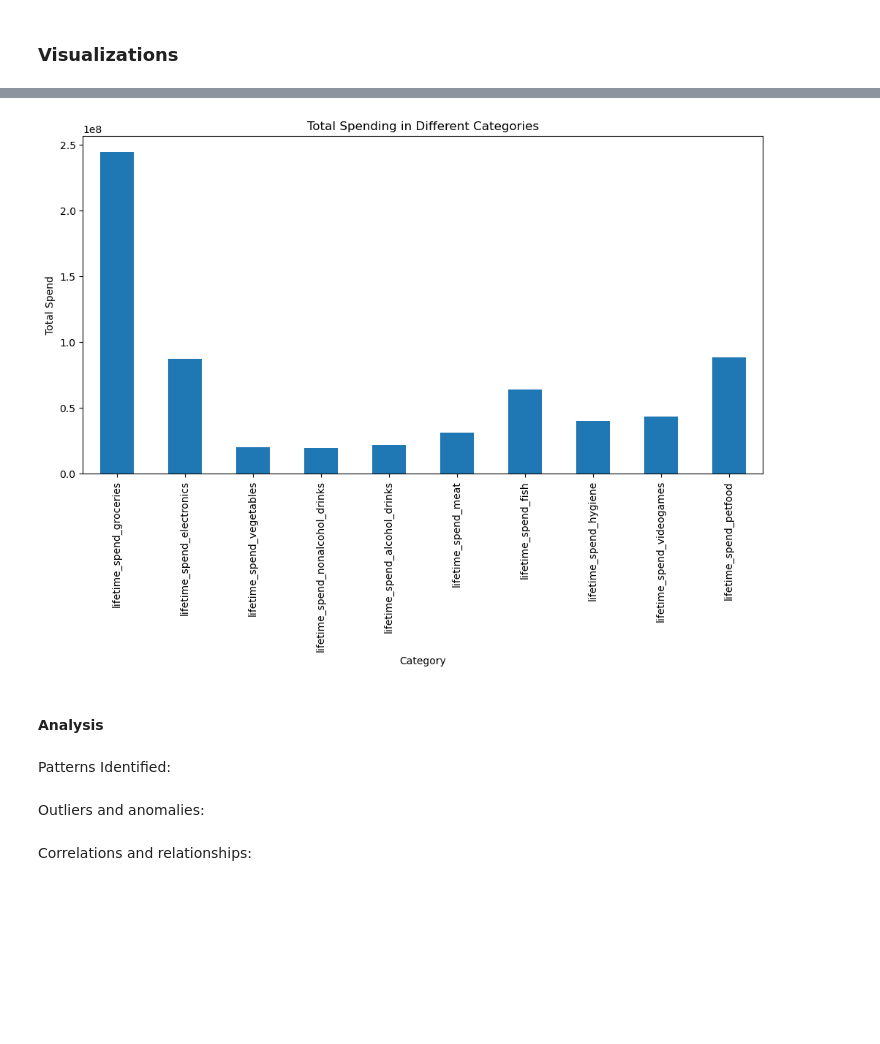
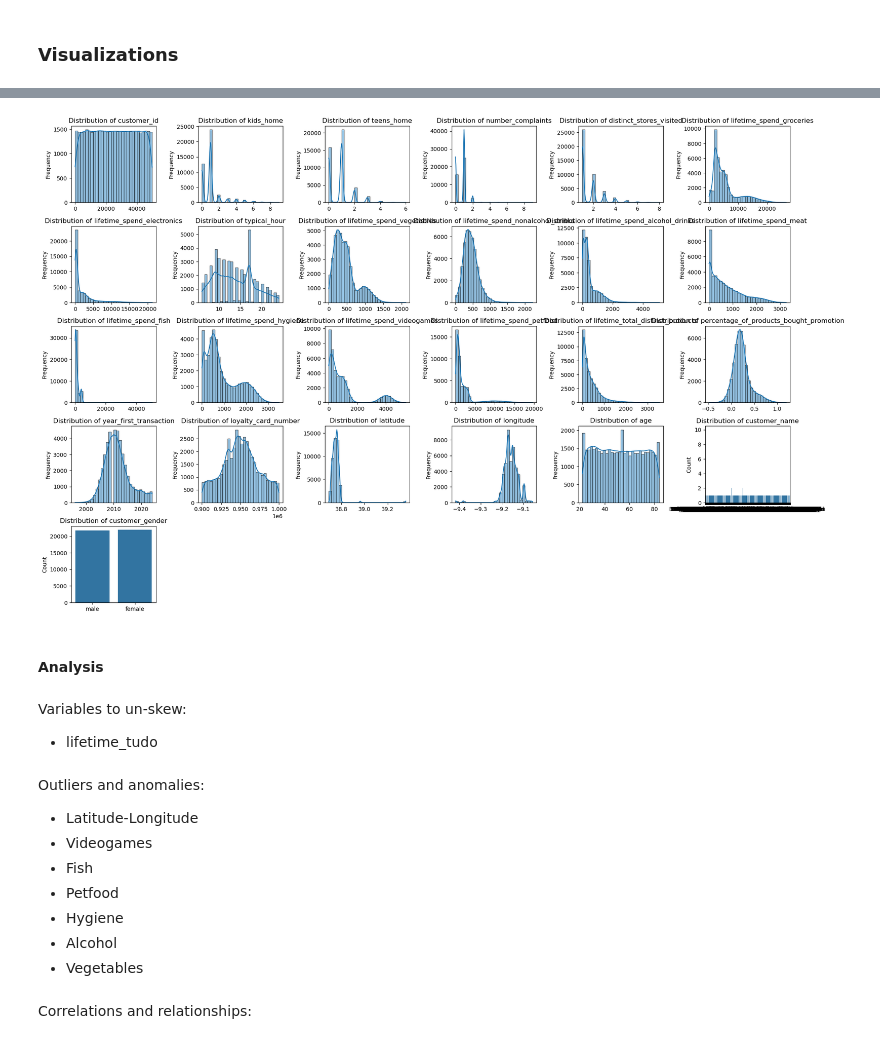
Before and after one commit to mitoma10110/ML2_Project, a Jupyter notebook: main.ipynb, the cells around one changed output, grey strips where cells are left out. Saved outputs shown, nothing was run; the diff lists cells and outputs as text; code cells hidden in the pictures; blank space fills up the shorter version.

```diff
--- a/main.ipynb
+++ b/main.ipynb
@@ -84,12 +86,0 @@ plt.show()
-# %%
-# Taking the columns about spending
-spending_columns = [col for col in cust_info.columns if 'lifetime_spend' in col]
-
-# Plotting
-cust_info[spending_columns].sum().plot(kind='bar', figsize=(12, 6))
-plt.title('Total Spending in Different Categories')
-plt.xlabel('Category')
-plt.ylabel('Total Spend')
-plt.show()
-# %% [output]
-[figure, removed]
@@ -96,9 +135,21 @@ plt.show()
+# %%
+plot_distributions_grid(cust_info, figsize=(20, 15), bins=30)
+# %% [output]
+[figure, added]
 # %% [markdown]
 #### Analysis
-# %% [markdown]
-Patterns Identified:
-# %% [markdown]
-Outliers and anomalies:
+# %% [markdown]
+Variables to un-skew:
+- lifetime_tudo
+# %% [markdown]
+Outliers and anomalies:
+- Latitude-Longitude
+- Videogames
+- Fish
+- Petfood
+- Hygiene
+- Alcohol
+- Vegetables
 # %% [markdown]
 Correlations and relationships:
 # %% [markdown]
```
Also changed, not shown: parts of 15 cells of this notebook.
